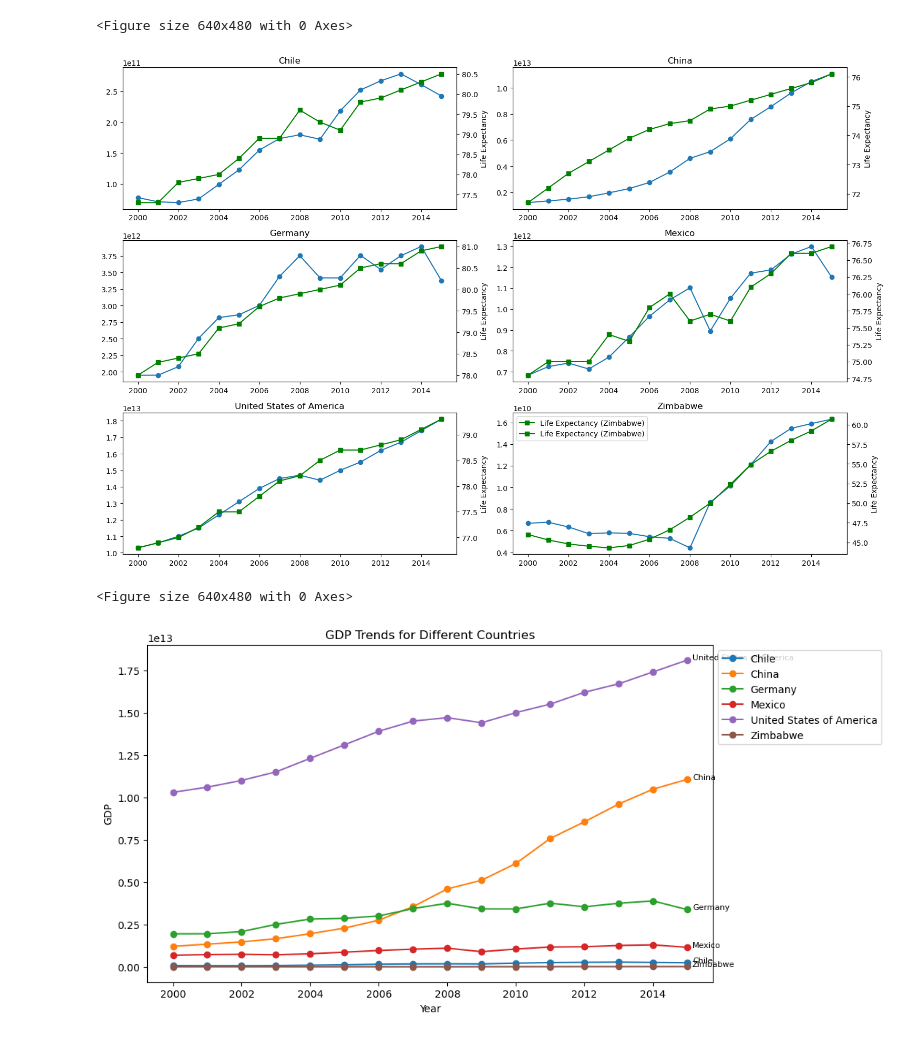
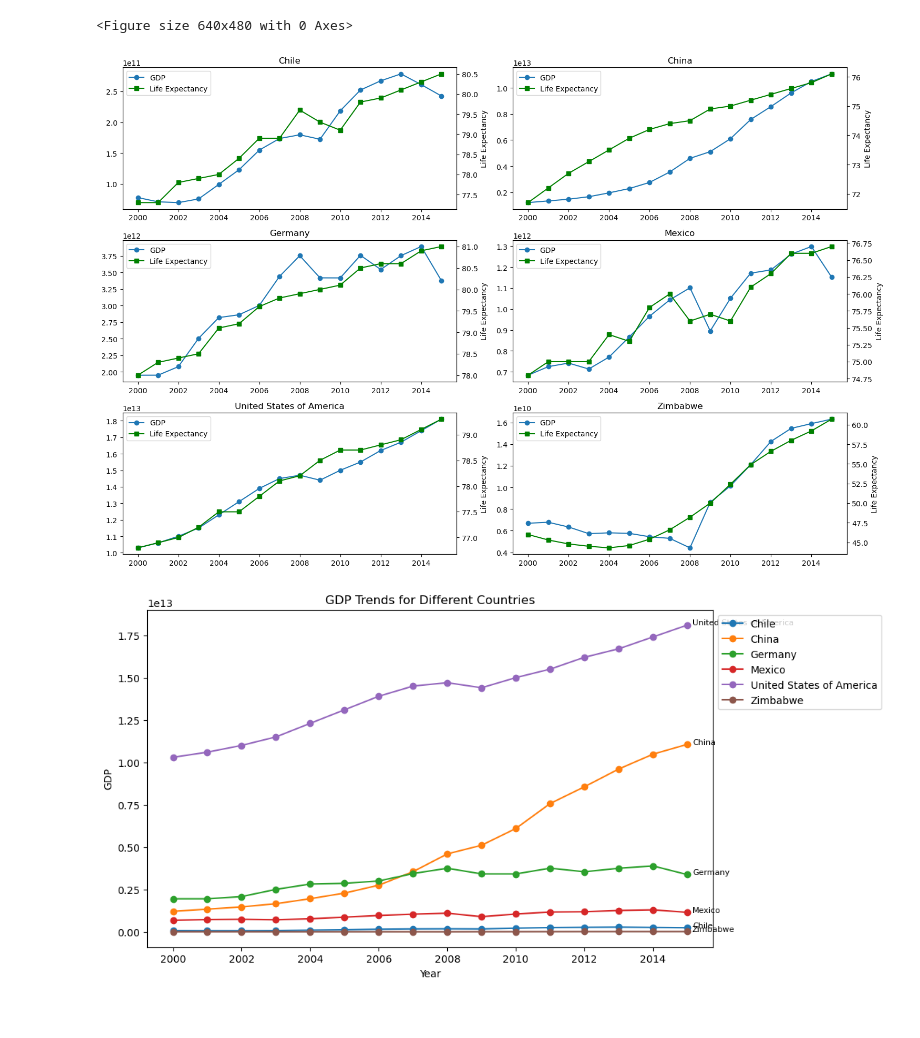
Before and after one commit to baseivan/Life-Expectancy-and-GDP-Starter, a Jupyter notebook: Life-Expectancy-and-GDP-Starter/life_expectancy_gdp.ipynb, the cells around one changed output. Drawn from its saved outputs; the diff is of its cells as text; code cells hidden in the pictures.

```diff
--- a/Life-Expectancy-and-GDP-Starter/life_expectancy_gdp.ipynb
+++ b/Life-Expectancy-and-GDP-Starter/life_expectancy_gdp.ipynb
@@ -104,38 +113,38 @@ Zimbabwe: 50.09 years
 # %%
 # Set the figure size for subplots
 plt.figure(figsize=(15, 10))
 
 # Create subplots for each country
+unique_countries = data['Country'].unique()
 for i, country in enumerate(unique_countries, start=1):
     plt.subplot(3, 2, i)
     country_data = data[data['Country'] == country]
 
     # Plot GDP
-    plt.plot(country_data['Year'], country_data['GDP'], marker='o', label='GDP')
+    gdp_line, = plt.plot(country_data['Year'], country_data['GDP'], marker='o', label='GDP')
 
     # Plot life expectancy on secondary y-axis
     ax = plt.gca().twinx()
-    ax.plot(country_data['Year'], country_data['Life expectancy at birth (years)'], marker='s', color='green', label='Life Expectancy')
+    life_exp_line, = ax.plot(country_data['Year'], country_data['Life expectancy at birth (years)'], marker='s', color='green', label='Life Expectancy')
 
     plt.title(country)
     plt.xlabel('Year')
     plt.ylabel('GDP')
     ax.set_ylabel('Life Expectancy')
 
     # Show legend
-    lines, labels = plt.gca().get_legend_handles_labels()
-    lines2, labels2 = ax.get_legend_handles_labels()
-    plt.legend(lines + lines2, labels + labels2, loc='upper left')
+    lines = [gdp_line, life_exp_line]
+    labels = [line.get_label() for line in lines]
+    plt.legend(lines, labels, loc='upper left')
 
 # Adjust layout to prevent overlap
 plt.tight_layout()
 
 # Show the plot
 plt.show()
-plt.clf()
+plt.close()
 # %% [output]
-[figure, old version]
+[figure, new version]
-<Figure size 640x480 with 0 Axes>
 # %%
 # Set the figure size
 plt.figure(figsize=(10, 6))
```
Also changed, not shown: parts of 5 cells of this notebook.
